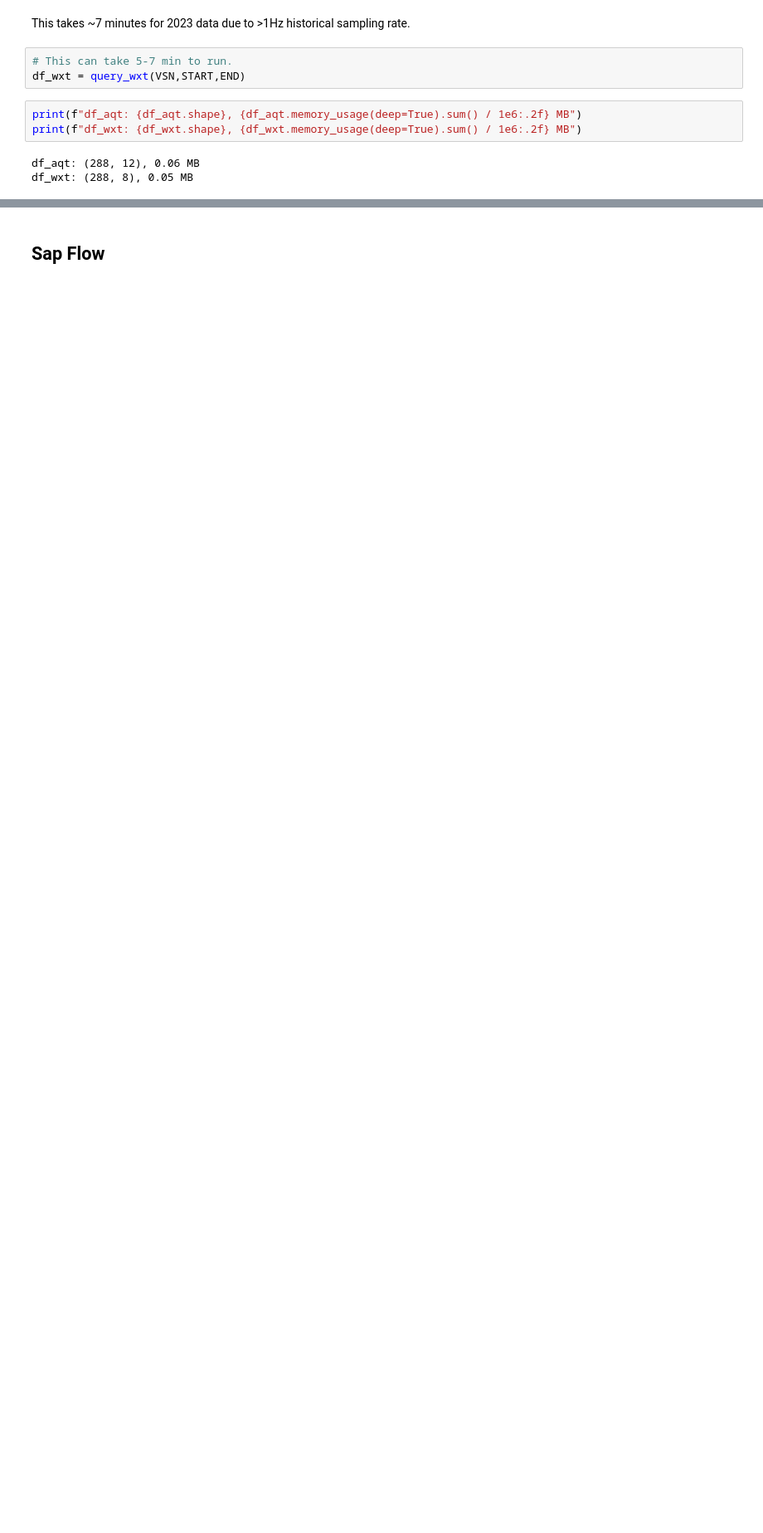
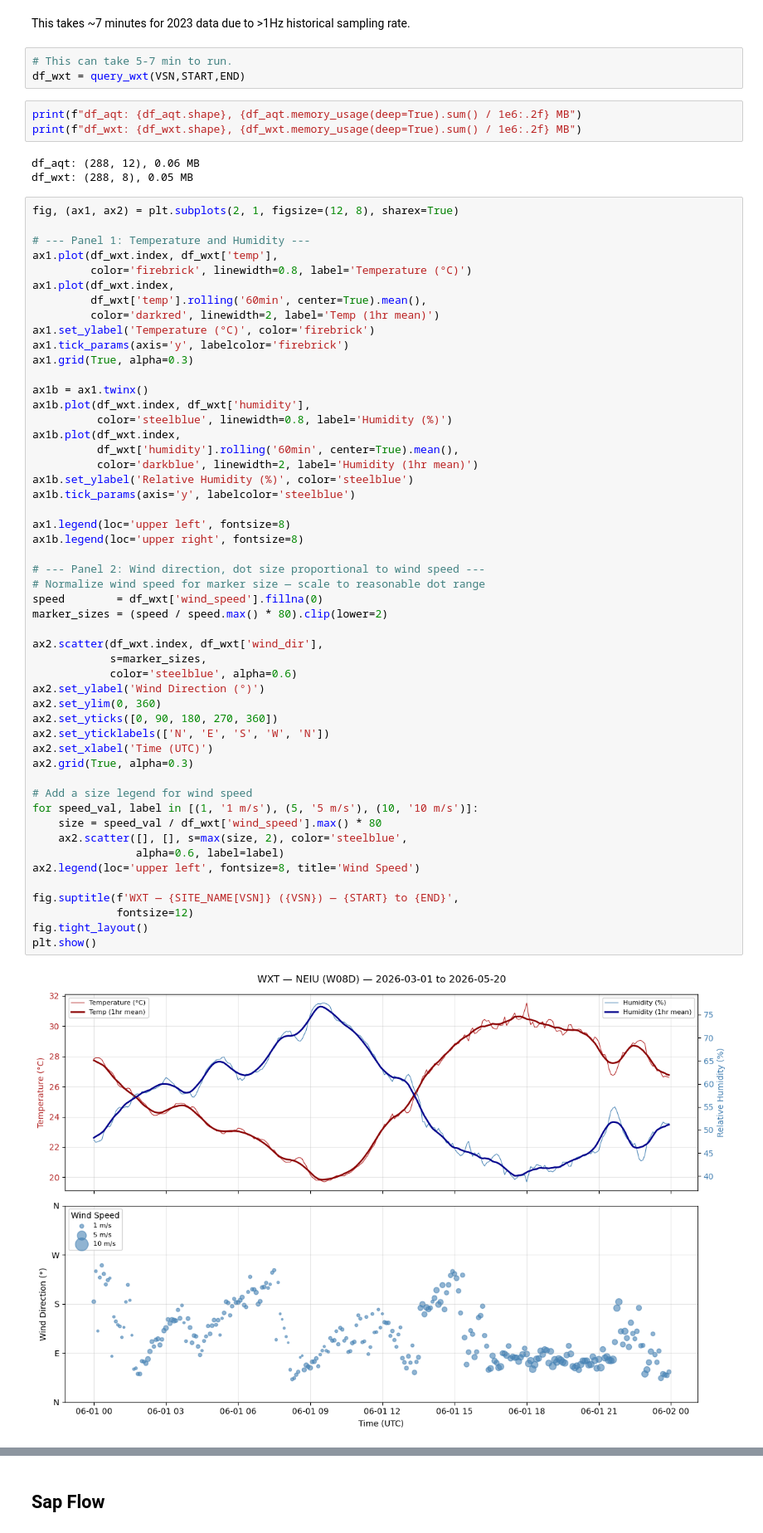
Before and after one commit to gregorywanderson/crocus, a Jupyter notebook: crocus_data_access.ipynb, the cells around one changed output, grey strips where cells are left out. Shown at 83% size. Saved outputs shown, nothing was run; the diff lists cells and outputs as text; blank space fills up the shorter version.

Commit message:
added two visualizations

```diff
--- a/crocus_data_access.ipynb
+++ b/crocus_data_access.ipynb
@@ -199,3 +199,56 @@ print(f"df_wxt: {df_wxt.shape}, {df_wxt.memory_usage(deep=True).sum() / 1e6:.2f}
 # %% [output]
 df_aqt: (288, 12), 0.06 MB
 df_wxt: (288, 8), 0.05 MB
+# %%
+fig, (ax1, ax2) = plt.subplots(2, 1, figsize=(12, 8), sharex=True)
+
+# --- Panel 1: Temperature and Humidity ---
+ax1.plot(df_wxt.index, df_wxt['temp'],
+         color='firebrick', linewidth=0.8, label='Temperature (°C)')
+ax1.plot(df_wxt.index,
+         df_wxt['temp'].rolling('60min', center=True).mean(),
+         color='darkred', linewidth=2, label='Temp (1hr mean)')
+ax1.set_ylabel('Temperature (°C)', color='firebrick')
+ax1.tick_params(axis='y', labelcolor='firebrick')
+ax1.grid(True, alpha=0.3)
+
+ax1b = ax1.twinx()
+ax1b.plot(df_wxt.index, df_wxt['humidity'],
+          color='steelblue', linewidth=0.8, label='Humidity (%)')
+ax1b.plot(df_wxt.index,
+          df_wxt['humidity'].rolling('60min', center=True).mean(),
+          color='darkblue', linewidth=2, label='Humidity (1hr mean)')
+ax1b.set_ylabel('Relative Humidity (%)', color='steelblue')
+ax1b.tick_params(axis='y', labelcolor='steelblue')
+
+ax1.legend(loc='upper left', fontsize=8)
+ax1b.legend(loc='upper right', fontsize=8)
+
+# --- Panel 2: Wind direction, dot size proportional to wind speed ---
+# Normalize wind speed for marker size — scale to reasonable dot range
+speed        = df_wxt['wind_speed'].fillna(0)
+marker_sizes = (speed / speed.max() * 80).clip(lower=2)
+
+ax2.scatter(df_wxt.index, df_wxt['wind_dir'],
+            s=marker_sizes,
+            color='steelblue', alpha=0.6)
+ax2.set_ylabel('Wind Direction (°)')
+ax2.set_ylim(0, 360)
+ax2.set_yticks([0, 90, 180, 270, 360])
+ax2.set_yticklabels(['N', 'E', 'S', 'W', 'N'])
+ax2.set_xlabel('Time (UTC)')
+ax2.grid(True, alpha=0.3)
+
+# Add a size legend for wind speed
+for speed_val, label in [(1, '1 m/s'), (5, '5 m/s'), (10, '10 m/s')]:
+    size = speed_val / df_wxt['wind_speed'].max() * 80
+    ax2.scatter([], [], s=max(size, 2), color='steelblue',
+                alpha=0.6, label=label)
+ax2.legend(loc='upper left', fontsize=8, title='Wind Speed')
+
+fig.suptitle(f'WXT — {SITE_NAME[VSN]} ({VSN}) — {START} to {END}',
+             fontsize=12)
+fig.tight_layout()
+plt.show()
+# %% [output]
+[figure, added]
```
Also changed, not shown: parts of 7 cells of this notebook.
